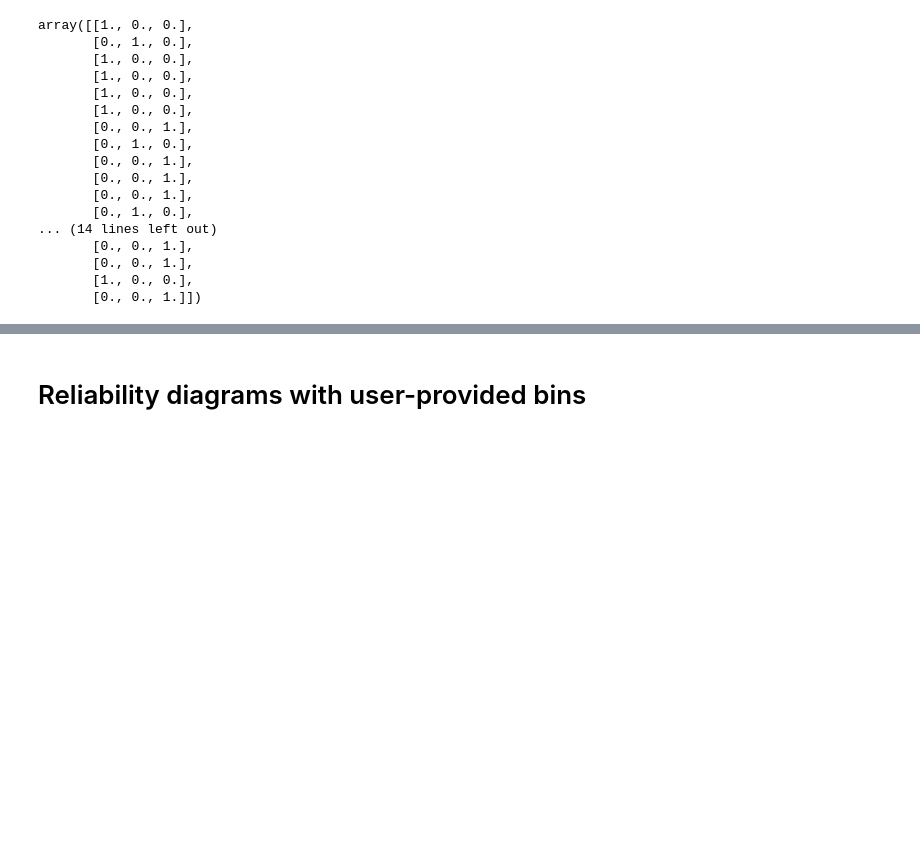
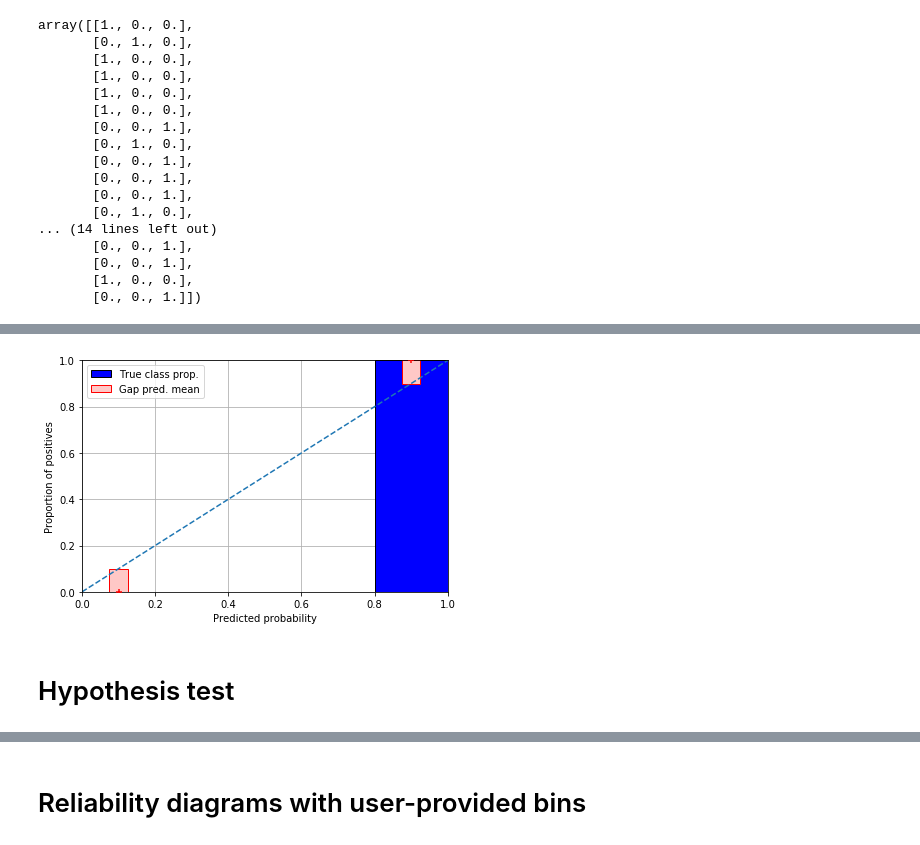
Before and after one commit to tmfilho/ml-examples, a Jupyter notebook: notebooks/Calibration.ipynb, the cells around one changed output, grey strips where cells are left out. Cells and saved outputs as stored; diff of their text form; code cells hidden in the pictures; blank space fills up the shorter version.

```diff
--- a/notebooks/Calibration.ipynb
+++ b/notebooks/Calibration.ipynb
@@ -464,0 +495,10 @@ plt.savefig('classwise-reliability.png')
+# %%
+fig3 = plot_binary_reliability_diagram_gaps(
+    np.array([1] * 10 + [0] * 20),
+    np.array([0.9] * 10 + [0.1] * 20),
+    n_bins=5
+)
+# %% [output]
+[figure, added]
+# %% [markdown]
+# Hypothesis test
```
Also changed, not shown: parts of 28 cells of this notebook, 4 other files.
